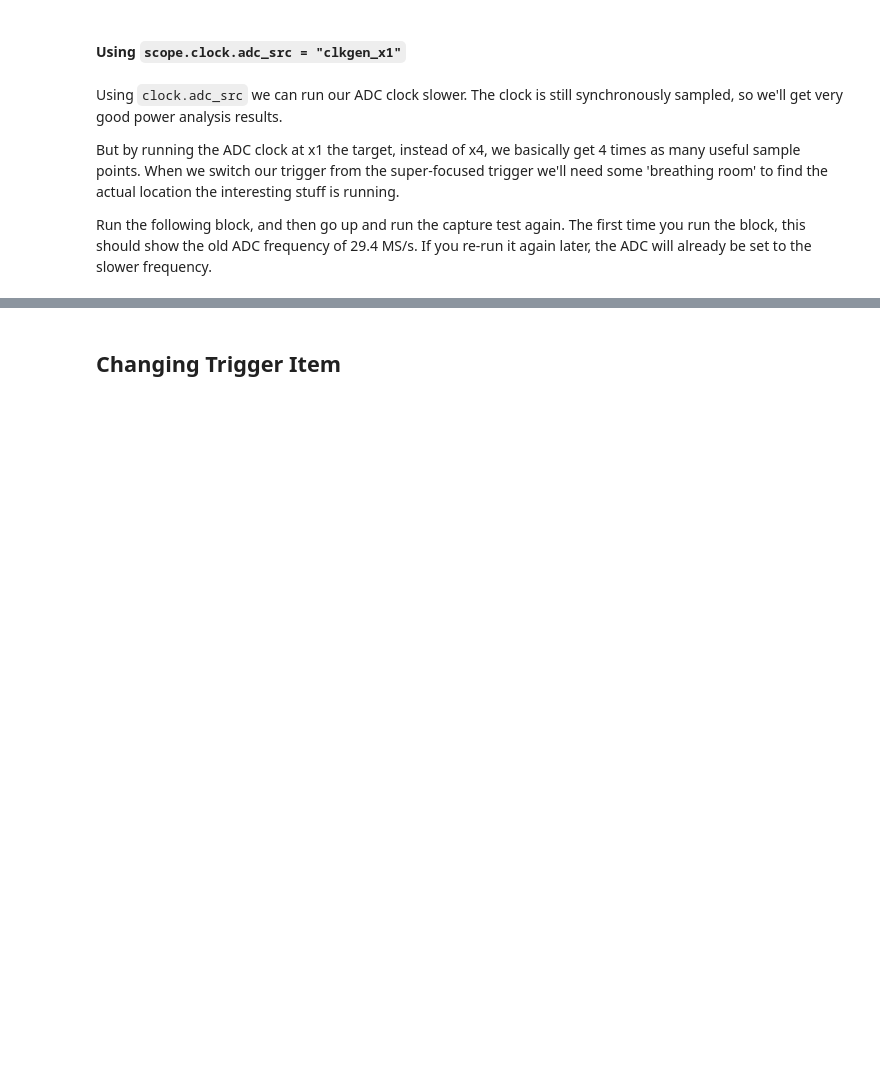
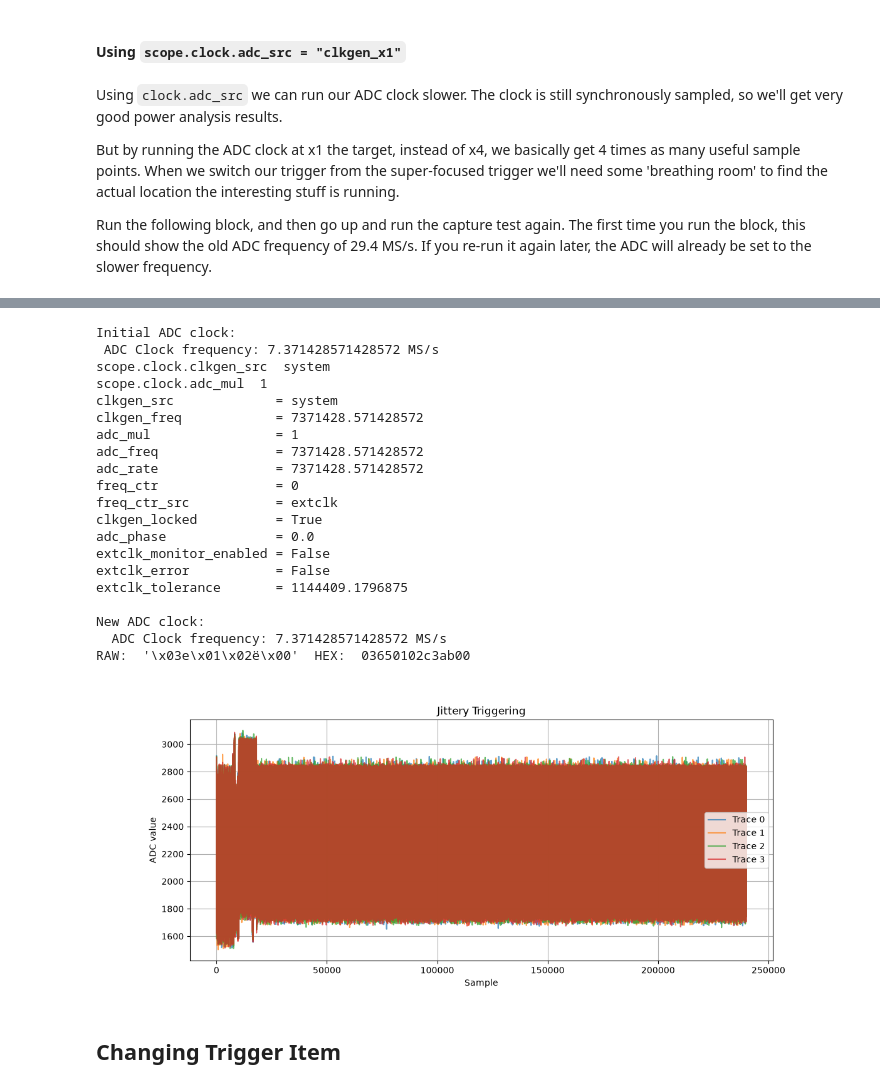
Before and after one commit to peter-hoch/chipwhisperer-jupyter, a Jupyter notebook: courses/sca101/Lab 6_4 - Jittery Triggering on UART.ipynb, the cells around one changed output, grey strips where cells are left out. Saved outputs shown, nothing was run; the diff lists cells and outputs as text; code cells hidden in the pictures; blank space fills up the shorter version.

```diff
--- a/courses/sca101/Lab 6_4 - Jittery Triggering on UART.ipynb
+++ b/courses/sca101/Lab 6_4 - Jittery Triggering on UART.ipynb
@@ -405,21 +389,52 @@ Run the following block, and then go up and run the capture test again. The firs
 # %%
 import time
 
 #Reset settings from above
-scope.adc.samples = 24000
+scope.adc.samples = 240000
 scope.adc.offset = 0
 scope.adc.presamples = 0
 
 print("Initial ADC clock:")
 print(" ADC Clock frequency: " + str(scope.clock.adc_freq / 1E6) + " MS/s")
 
-scope.clock.adc_src = "clkgen_x1"
+# scope.clock.adc_src is provided for backwards compability, but scope.clock.clkgen_src and scope.clock.adc_mul should be used for Husky.
+# scope.clock.adc_src = "clkgen_x1"
+#scope.clock.clkgen_src =
+print("scope.clock.clkgen_src ", scope.clock.clkgen_src)
+print("scope.clock.adc_mul ",scope.clock.adc_mul)
+print(scope.clock)
+#scope.clock.clkgen_src = "system"
+scope.clock.adc_mul = 1
 
 #Give time for frequency counter to update, as clock.adc_freq is a frequency counter
 time.sleep(0.25)
 
 print("New ADC clock:")
 print("  ADC Clock frequency: " + str(scope.clock.adc_freq / 1E6) + " MS/s")
+
+fig = captureAndPlot()
+# %% [output]
+Initial ADC clock:
+ ADC Clock frequency: 7.371428571428572 MS/s
+scope.clock.clkgen_src  system
+scope.clock.adc_mul  1
+clkgen_src             = system
+clkgen_freq            = 7371428.571428572
+adc_mul                = 1
+adc_freq               = 7371428.571428572
+adc_rate               = 7371428.571428572
+freq_ctr               = 0
+freq_ctr_src           = extclk
+clkgen_locked          = True
+adc_phase              = 0.0
+extclk_monitor_enabled = False
+extclk_error           = False
+extclk_tolerance       = 1144409.1796875
+
+New ADC clock:
+  ADC Clock frequency: 7.371428571428572 MS/s
+RAW:  '\x03e\x01\x02ë\x00'  HEX:  03650102c3ab00
+[figure, added]
 # %% [markdown]
 ## Changing Trigger Item
 # %% [markdown]
```
Also changed, not shown: parts of 30 cells of this notebook, 12 other files.
